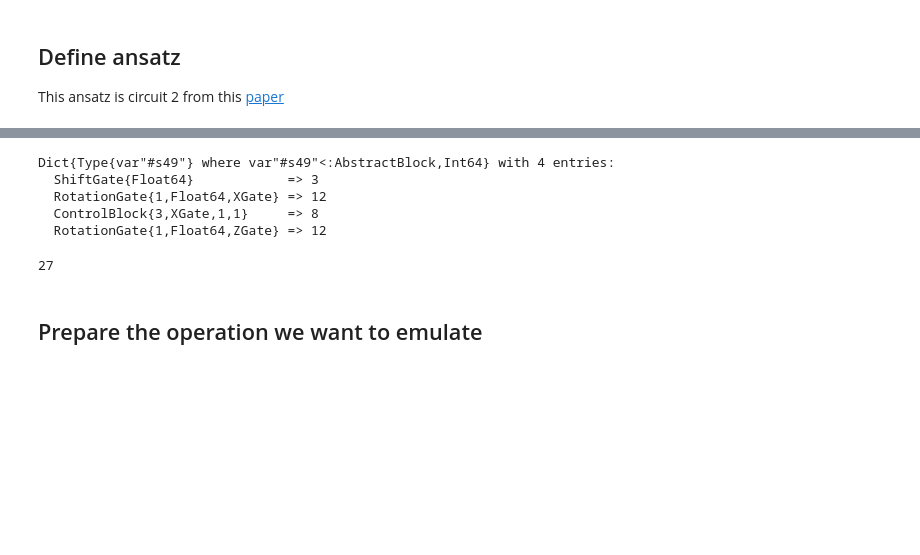
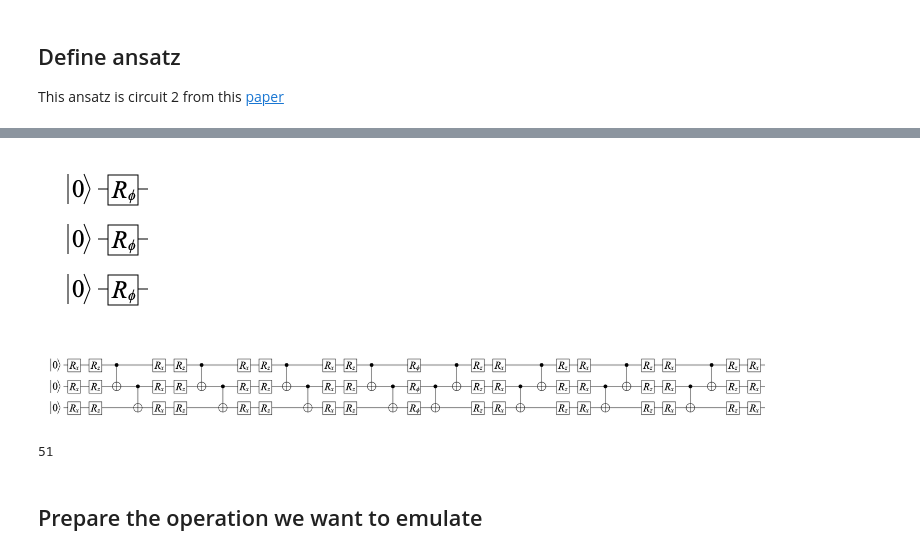
Before and after one commit to johnhearn/notebooks, a Jupyter notebook: QuantumComputing/G-Ket's Grover.ipynb, the cells around one changed output, grey strips where cells are left out. Drawn from its saved outputs; the diff is of its cells as text; code cells hidden in the pictures; blank space fills up the shorter version.

```diff
--- a/QuantumComputing/G-Ket's Grover.ipynb
+++ b/QuantumComputing/G-Ket's Grover.ipynb
@@ -26,25 +28,28 @@ ansatz(rand(2*qubits));
 # %%
 P(αs) = chain([ansatz(αs[:,i]) for i in 1:size(αs, 2)])
 D(γs) = chain(qubits, [put(i=>shift(γs[i])) for i in 1:qubits])
 
-D(rand(qubits));
+draw(D(rand(qubits)))
+# %% [output]
+[figure, added]
-# %%
-circuit(α,γ) = chain(P(α), D(γ), P(α)')
-
-α = rand(2^qubits, 2)
-γ = rand(qubits)
-
-gatecount(circuit(α, γ))
-# %% [output]
-Dict{Type{var"#s49"} where var"#s49"<:AbstractBlock,Int64} with 4 entries:
-  ShiftGate{Float64}            => 3
-  RotationGate{1,Float64,XGate} => 12
-  ControlBlock{3,XGate,1,1}     => 8
-  RotationGate{1,Float64,ZGate} => 12
+# %%
+L = 4
+
+function build_circuit(params; k=1)
+    α = reshape(params[1:end-qubits], 2^qubits, L)
+    γ = params[end-qubits+1:end]
+    chain(P(α), D(γ*k), P(α)')
+end
+
+params = [reshape(rand(2^qubits, L), (2^qubits)*L); rand(qubits)]*2π
+circuit = build_circuit(params)
+draw(circuit, width=2000)
+# %% [output]
+[figure, added]
 # %%
-nparameters(circuit(α, γ))
+nparameters(circuit)
 # %% [output]
-27
+51
 # %% [markdown]
 ## Prepare the operation we want to emulate
 # %%
```
Also changed, not shown: parts of 4 cells of this notebook.
